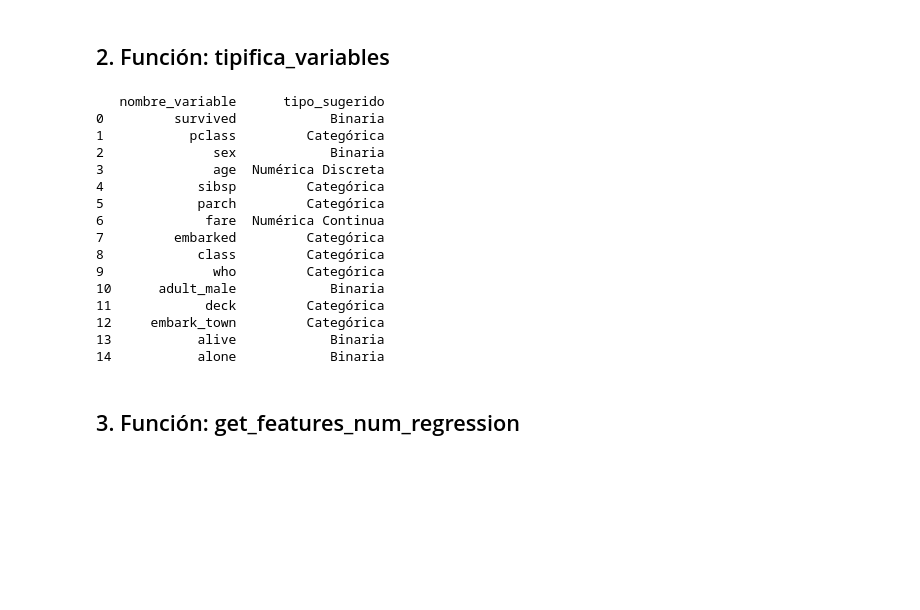
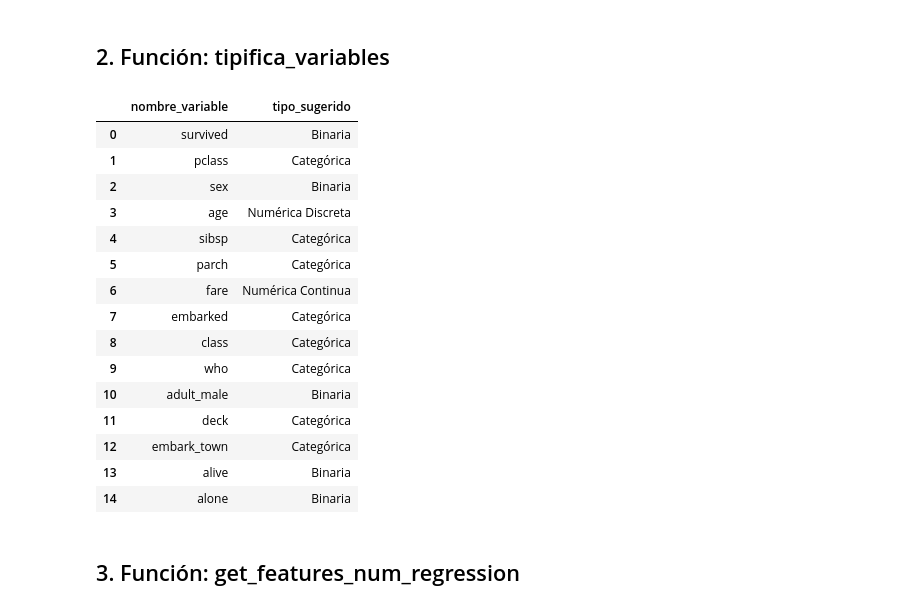
Before and after one commit to rafaneda7/Team-Challenge---Team-Frosties, a Jupyter notebook: test_toolbox_V1.ipynb, the cells around one changed output. Cells and saved outputs as stored; diff of their text form; code cells hidden in the pictures; blank space fills up the shorter version.

```diff
--- a/test_toolbox_V1.ipynb
+++ b/test_toolbox_V1.ipynb
@@ -65,30 +65,30 @@ print(description)
 # %%
 from toolbox_ML import tipifica_variables
 
 # Definir los umbrales
 umbral_categoria = 10
 umbral_continua = 0.1
 
 # Probar la función
 tipo_variables = tipifica_variables(titanic_copy, umbral_categoria, umbral_continua)
-print(tipo_variables)
+tipo_variables
 # %% [output]
-   nombre_variable      tipo_sugerido
-0         survived            Binaria
-1           pclass         Categórica
-2              sex            Binaria
-3              age  Numérica Discreta
-4            sibsp         Categórica
-5            parch         Categórica
-6             fare  Numérica Continua
-7         embarked         Categórica
-8            class         Categórica
-9              who         Categórica
-10      adult_male            Binaria
-11            deck         Categórica
-12     embark_town         Categórica
-13           alive            Binaria
-14           alone            Binaria
+|  | nombre_variable | tipo_sugerido |
+| 0 | survived | Binaria |
+| 1 | pclass | Categórica |
+| 2 | sex | Binaria |
+| 3 | age | Numérica Discreta |
+| 4 | sibsp | Categórica |
+| 5 | parch | Categórica |
+| 6 | fare | Numérica Continua |
+| 7 | embarked | Categórica |
+| 8 | class | Categórica |
+| 9 | who | Categórica |
+| 10 | adult_male | Binaria |
+| 11 | deck | Categórica |
+| 12 | embark_town | Categórica |
+| 13 | alive | Binaria |
+| 14 | alone | Binaria |
 # %% [markdown]
 ## 3. Función: get_features_num_regression
 # %%
```
Also changed, not shown: parts of 3 cells of this notebook, 1 other file.
